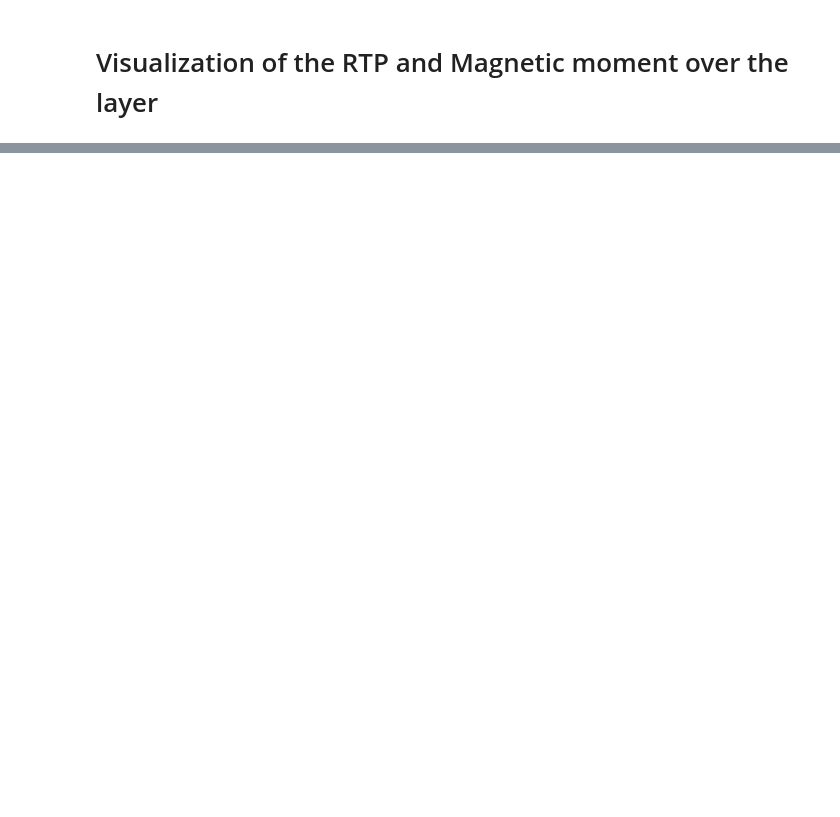
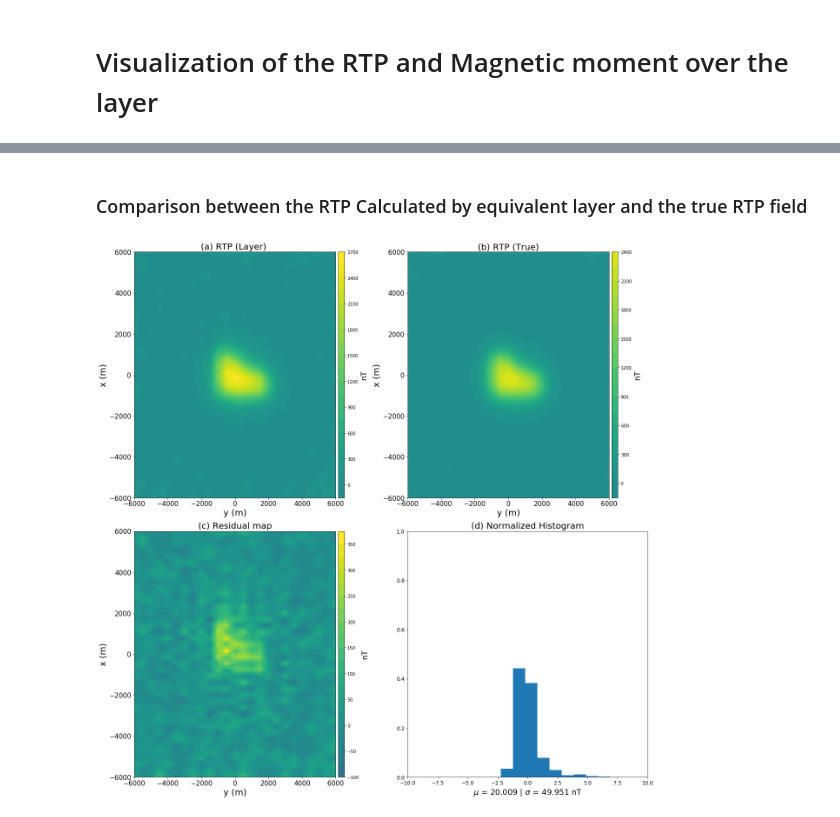
Before and after one commit to pinga-lab/eqlayer-magnetization-direction, a Jupyter notebook: code/notebooks/polyprism_model/airborne_EQL_magdirection_RM.ipynb, the cells around one changed output, grey strips where cells are left out. Saved outputs shown, nothing was run; the diff lists cells and outputs as text; code cells hidden in the pictures; blank space fills up the shorter version.

```diff
--- a/code/notebooks/polyprism_model/airborne_EQL_magdirection_RM.ipynb
+++ b/code/notebooks/polyprism_model/airborne_EQL_magdirection_RM.ipynb
@@ -489,0 +490,73 @@ plt.show()
+# %% [markdown]
+### Comparison between the RTP Calculated by equivalent layer and the true RTP field
+# %%
+r_rtp = tfa_rtp - data['tfa_obs_poly_IM_airb']
+# %%
+r_norm,r_mean,r_std = fc.residual(tfa_rtp,data['tfa_obs_poly_IM_airb'])
+# %%
+title_font = 20
+bottom_font = 18
+saturation_factor = 1.
+plt.close('all')
+plt.figure(figsize=(18,18), tight_layout=True)
+
+ranges = saturation_factor*np.abs([tfa_rtp.max(), tfa_rtp.min(),
+                                   data['tfa_obs_poly_IM_airb'].max(), data['tfa_obs_poly_IM_airb'].min()]).max()
+
+r_ranges = saturation_factor*np.abs([r_rtp.max(), r_rtp.min()]).max()
+
+
+plt.subplot(2,2,1)
+plt.contourf(airborne['y'].reshape(airborne['shape']),
+             airborne['x'].reshape(airborne['shape']),
+             tfa_rtp.reshape(airborne['shape']),
+             20, cmap='viridis',vmin=-ranges, vmax=ranges)
+plt.colorbar(pad=0.01, aspect=40, shrink=1.0).set_label('nT',size=bottom_font)
+plt.xlabel('y (m)', fontsize = title_font)
+plt.ylabel('x (m)', fontsize = title_font)
+plt.title('(a) RTP (Layer) ', fontsize=title_font)
+plt.tick_params(axis='both', which='major', labelsize=15)
+
+plt.subplot(2,2,2)
+plt.contourf(airborne['y'].reshape(airborne['shape']),
+             airborne['x'].reshape(airborne['shape']),
+             data['tfa_obs_poly_IM_airb'].reshape(airborne['shape']),
+             20, cmap='viridis',  vmin=-ranges, vmax=ranges)
+plt.colorbar(pad=0.01, aspect=40, shrink=1.0).set_label('nT',size=bottom_font)
+plt.xlabel('y (m)', fontsize = title_font)
+plt.ylabel('x (m)', fontsize = title_font)
+plt.title('(b) RTP (True)', fontsize=title_font)
+plt.tick_params(axis='both', which='major', labelsize=15)
+
+plt.subplot(2,2,3)
+plt.contourf(airborne['y'].reshape(airborne['shape']),
+             airborne['x'].reshape(airborne['shape']),
+             r_rtp.reshape(airborne['shape']),
+             20, cmap='viridis',  vmin=-r_ranges, vmax=r_ranges)
+plt.colorbar(pad=0.01, aspect=40, shrink=1.0).set_label('nT',size=bottom_font)
+plt.xlabel('y (m)', fontsize = title_font)
+plt.ylabel('x (m)', fontsize = title_font)
+plt.title('(c) Residual map', fontsize=title_font)
+plt.tick_params(axis='both', which='major', labelsize=15)
+
+
+plt.subplot(2,2,4)
+plt.xlabel('$\mu$ = %.3f | $\sigma$ = %.3f nT' % (r_mean, r_std),
+           fontsize = bottom_font)
+nbins = int((np.max(r_norm - np.min(r_norm))))
+plt.hist(r_norm,bins=nbins,normed=True)
+plt.ylim(0.,1.)
+plt.xlim(-10., 10.)
+plt.title('(d) Normalized Histogram',fontsize=title_font)
+plt.tick_params(axis='both', which='major', labelsize=12)
+
+file_name = 'figs/airborne/rtp_layer_true'
+plt.savefig(file_name+'.png',dpi=300)
+saved_files.append(file_name+'.png')
+
+plt.savefig(file_name+'.eps',dpi=300)
+saved_files.append(file_name+'.eps')
+
+plt.show()
+# %% [output]
+[figure, added]
```
Also changed, not shown: parts of 11 cells of this notebook, 49 other files.
